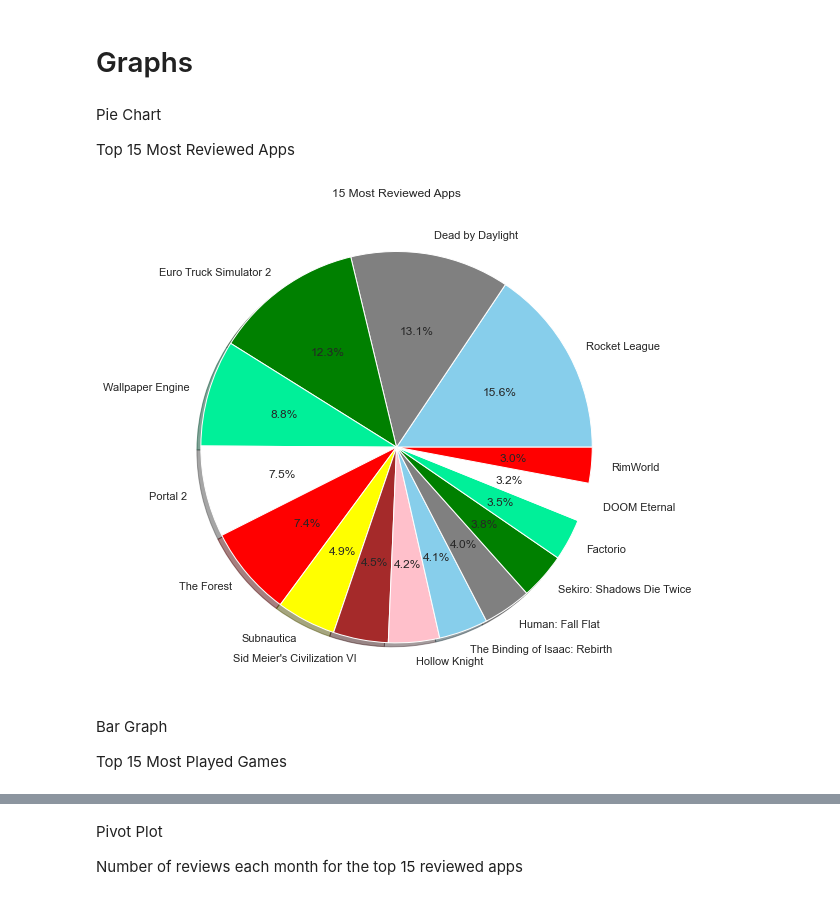
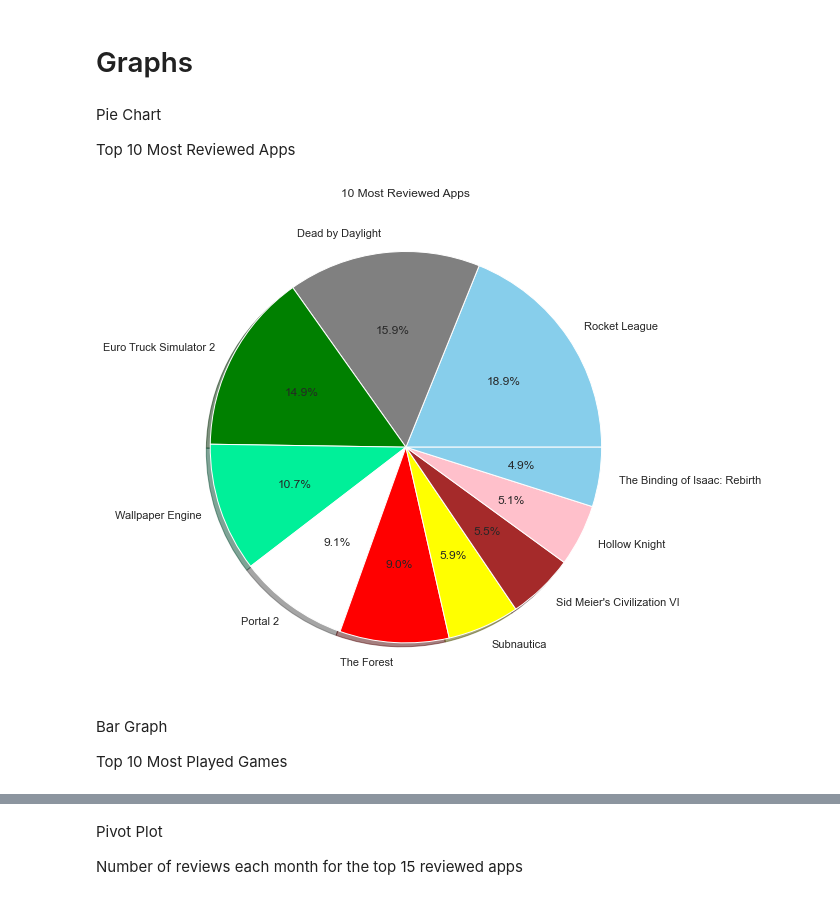
Before and after one commit to Wallyman38/453-Project, a Jupyter notebook: final_project.ipynb, the cells around one changed output, grey strips where cells are left out. Saved outputs shown, nothing was run; the diff lists cells and outputs as text; code cells hidden in the pictures.

```diff
--- a/final_project.ipynb
+++ b/final_project.ipynb
@@ -220,26 +225,26 @@ cleandf.head()
 # %% [markdown]
 Pie Chart
 
-Top 15 Most Reviewed Apps
+Top 10 Most Reviewed Apps
 # %%
 df = cleandf
 colors = ['skyblue', 'gray', 'green', '#00f099', 'white', 'red', 'yellow', 'brown', 'pink']
 
 reviews_per_app = df.appname.value_counts()
-top_apps = reviews_per_app[:15]
+top_apps = reviews_per_app[:10]
 fig = plt.figure(figsize=(11,9))
 plt.pie(top_apps,
         labels=top_apps.index,
         colors=colors,
         autopct='%.1f%%',
         shadow=True)
-plt.title("15 Most Reviewed Apps")
+plt.title("10 Most Reviewed Apps")
 plt.show()
 # %% [output]
-[figure, old version]
+[figure, new version]
 # %% [markdown]
 Bar Graph
 
-Top 15 Most Played Games
+Top 10 Most Played Games
 # %%
 most_used_apps = cleandf.groupby(['appname']).mean()
```
Also changed, not shown: parts of 11 cells of this notebook.
